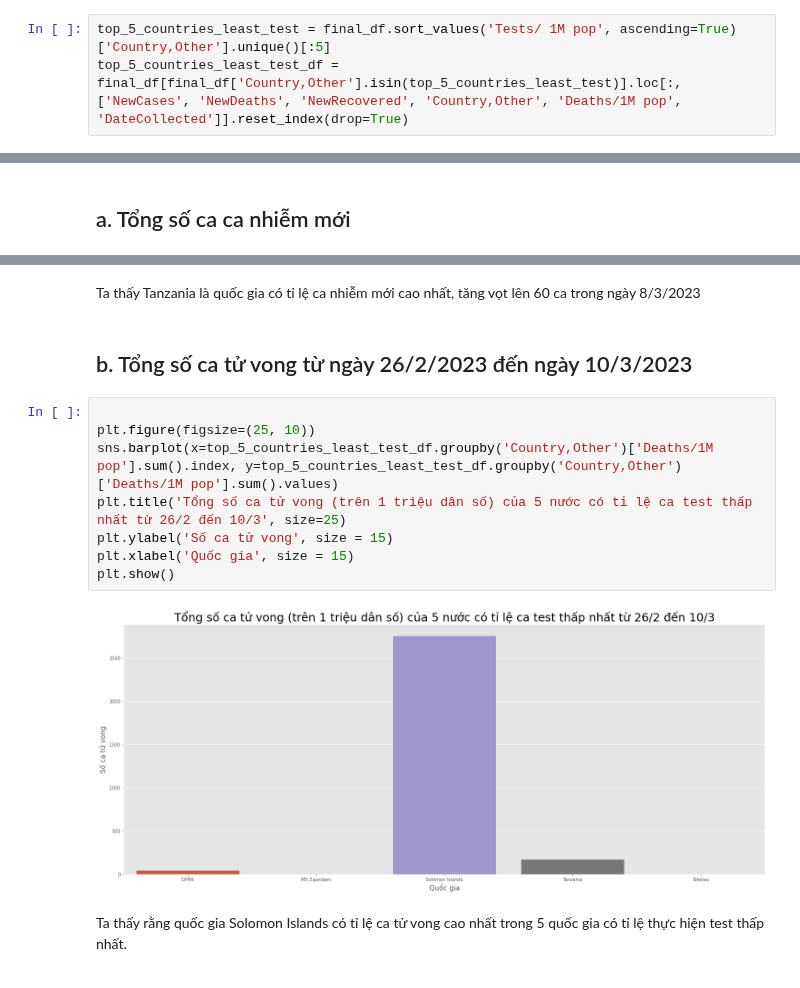
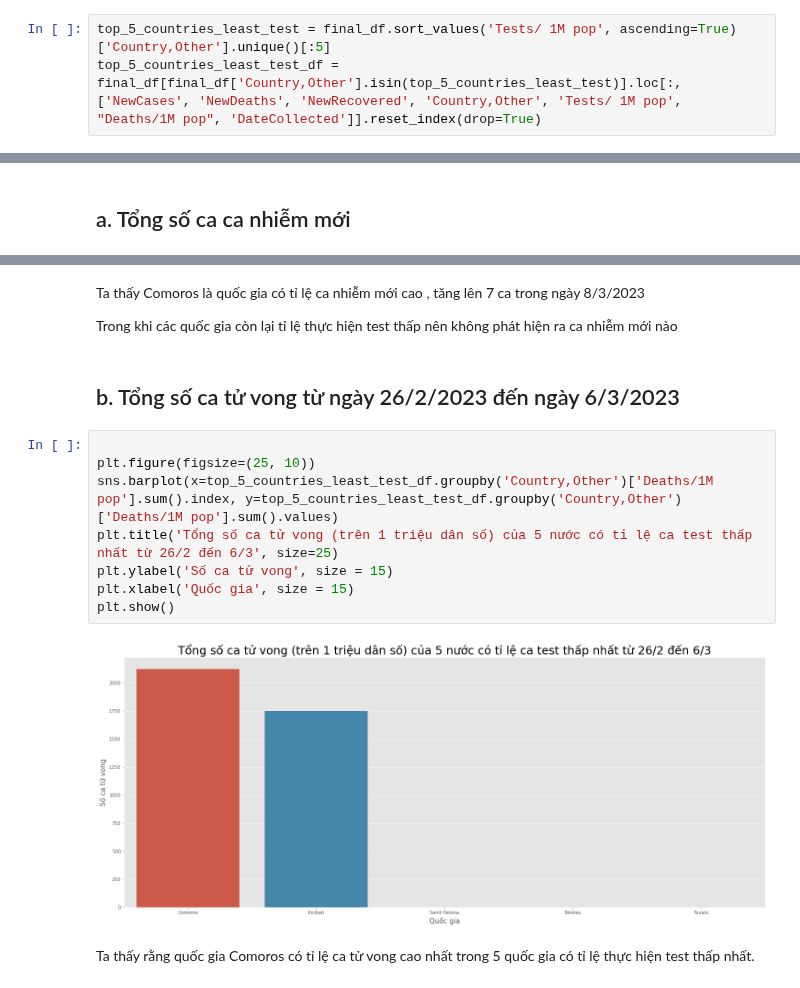
Before and after one commit to vntan/Covid-19-Analysis, a Jupyter notebook: Visualization.ipynb, the cells around one changed output, grey strips where cells are left out. Saved outputs shown, nothing was run; the diff lists cells and outputs as text.

```diff
--- a/Visualization.ipynb
+++ b/Visualization.ipynb
@@ -325,4 +328,4 @@ Ta thấy số ca nhiễm mới ở Hungary tương đối cao, nhưng số ca t
 ## Tình hình dịch bệnh Covid-19 trên 5 quốc gia có lượt thực hiện test thấp nhất (xét trên 1 triệu dân)
 # %%
 top_5_countries_least_test = final_df.sort_values('Tests/ 1M pop', ascending=True)['Country,Other'].unique()[:5]
-top_5_countries_least_test_df = final_df[final_df['Country,Other'].isin(top_5_countries_least_test)].loc[:, ['NewCases', 'NewDeaths', 'NewRecovered', 'Country,Other', 'Deaths/1M pop', 'DateCollected']].reset_index(drop=True)
+top_5_countries_least_test_df = final_df[final_df['Country,Other'].isin(top_5_countries_least_test)].loc[:, ['NewCases', 'NewDeaths', 'NewRecovered', 'Country,Other', 'Tests/ 1M pop', "Deaths/1M pop", 'DateCollected']].reset_index(drop=True)
@@ -347,16 +369,18 @@ for country in top_5_countries_least_test:
 # %% [markdown]
-Ta thấy Tanzania là quốc gia có tỉ lệ ca nhiễm mới cao nhất, tăng vọt lên 60 ca trong ngày 8/3/2023
+Ta thấy Comoros là quốc gia có tỉ lệ ca nhiễm mới cao , tăng lên 7 ca trong ngày 8/3/2023
+
+Trong khi các quốc gia còn lại tỉ lệ thực hiện test thấp nên không phát hiện ra ca nhiễm mới nào
 # %% [markdown]
-## b. Tổng số ca tử vong từ ngày 26/2/2023 đến ngày 10/3/2023
+## b. Tổng số ca tử vong từ ngày 26/2/2023 đến ngày 6/3/2023
 # %%
 
 plt.figure(figsize=(25, 10))
 sns.barplot(x=top_5_countries_least_test_df.groupby('Country,Other')['Deaths/1M pop'].sum().index, y=top_5_countries_least_test_df.groupby('Country,Other')['Deaths/1M pop'].sum().values)
-plt.title('Tổng số ca tử vong (trên 1 triệu dân số) của 5 nước có tỉ lệ ca test thấp nhất từ 26/2 đến 10/3', size=25)
+plt.title('Tổng số ca tử vong (trên 1 triệu dân số) của 5 nước có tỉ lệ ca test thấp nhất từ 26/2 đến 6/3', size=25)
 plt.ylabel('Số ca tử vong', size = 15)
 plt.xlabel('Quốc gia', size = 15)
 plt.show()
 # %% [output]
-[figure, old version]
+[figure, new version]
 # %% [markdown]
-Ta thấy rằng quốc gia Solomon Islands có tỉ lệ ca tử vong cao nhất trong 5 quốc gia có tỉ lệ thực hiện test thấp nhất.
+Ta thấy rằng quốc gia Comoros có tỉ lệ ca tử vong cao nhất trong 5 quốc gia có tỉ lệ thực hiện test thấp nhất.
```
Also changed, not shown: parts of 16 cells of this notebook.
